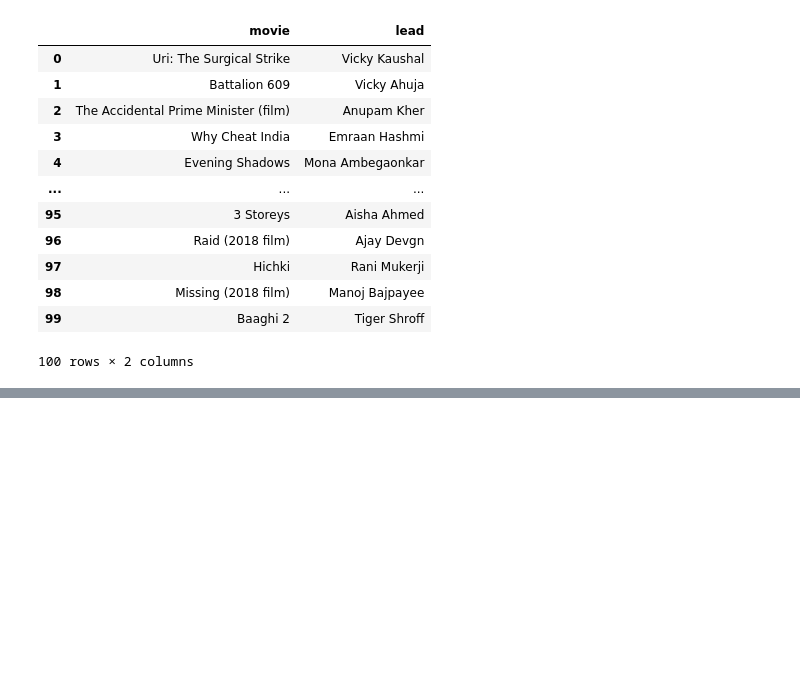
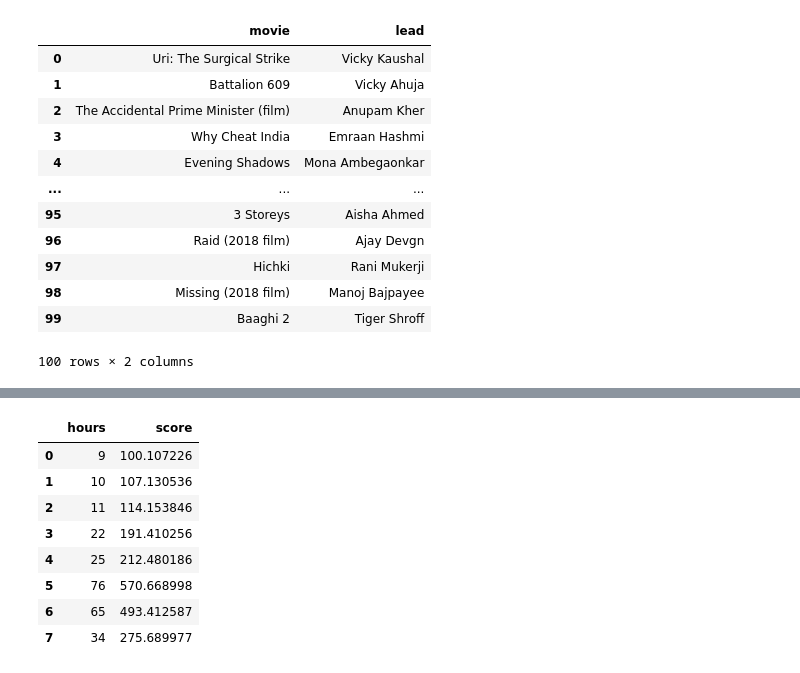
Before and after one commit to jhalucky/Machine-Learning-Things, a Jupyter notebook: working-with-data/csv.ipynb, the cells around one changed output, grey strips where cells are left out. Drawn from its saved outputs; the diff is of its cells as text; code cells hidden in the pictures; blank space fills up the shorter version.

```diff
--- a/working-with-data/csv.ipynb
+++ b/working-with-data/csv.ipynb
@@ -153,3 +153,6 @@ pd.read_csv('/home/lucky/Machine_Learning/working-with-data/bollywood.csv',nrows
 | 98 | Missing (2018 film) | Manoj Bajpayee |
 | 99 | Baaghi 2 | Tiger Shroff |
 100 rows × 2 columns
+# %%
+scores = pd.read_csv('/home/lucky/Machine_Learning/homework_exercises/Exercise1/predicted_scores.csv', dtype={'hours':int})
+scores.info()
@@ -155,0 +169,12 @@ pd.read_csv('/home/lucky/Machine_Learning/working-with-data/bollywood.csv',nrows
+# %%
+scores
+# %% [output]
+|  | hours | score |
+| 0 | 9 | 100.107226 |
+| 1 | 10 | 107.130536 |
+| 2 | 11 | 114.153846 |
+| 3 | 22 | 191.410256 |
+| 4 | 25 | 212.480186 |
+| 5 | 76 | 570.668998 |
+| 6 | 65 | 493.412587 |
+| 7 | 34 | 275.689977 |
```
Also changed, not shown: parts of 9 cells of this notebook, 3 other files.
